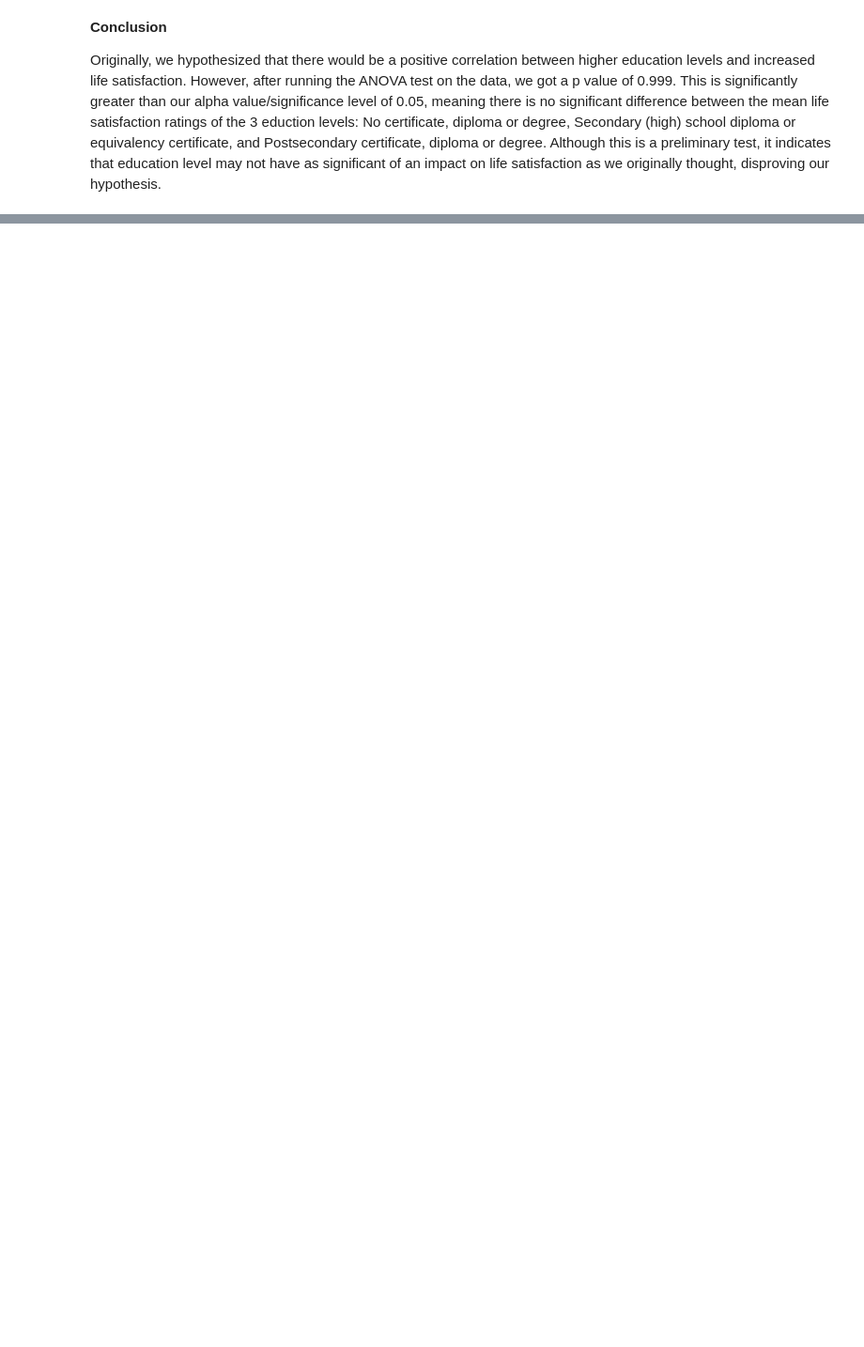
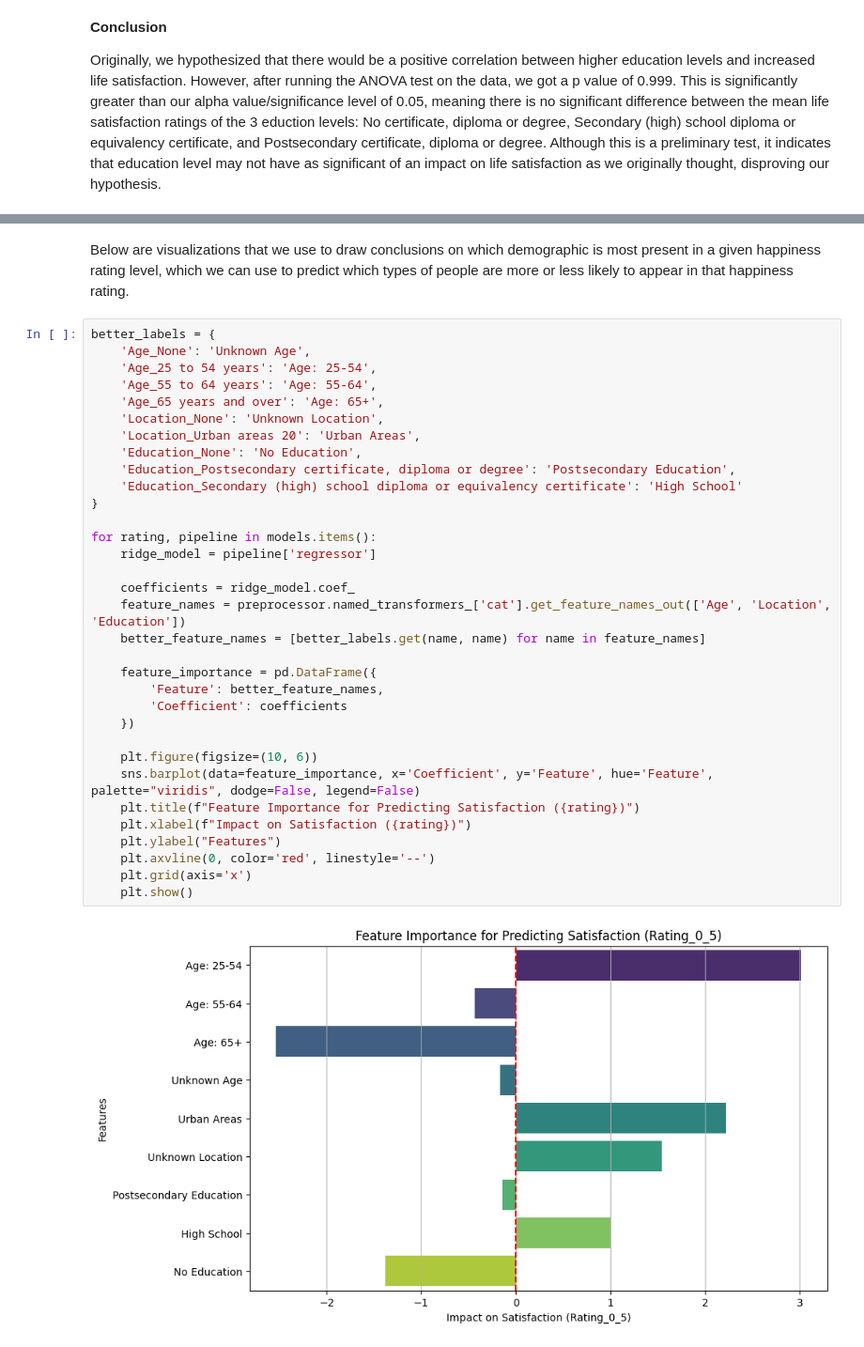
Before and after one commit to diyar313/diyar313.github.io, a Jupyter notebook: CMSC320_Group_Final_Project.ipynb, the cells around one changed output, grey strips where cells are left out. Shown at 94% size. Saved outputs shown, nothing was run; the diff lists cells and outputs as text; blank space fills up the shorter version.

```diff
--- a/CMSC320_Group_Final_Project.ipynb
+++ b/CMSC320_Group_Final_Project.ipynb
@@ -308,0 +461,37 @@ Originally, we hypothesized that there would be a positive correlation between h
+# %% [markdown]
+Below are visualizations that we use to draw conclusions on which demographic is most present in a given happiness rating level, which we can use to predict which types of people are more or less likely to appear in that happiness rating.
+# %%
+better_labels = {
+    'Age_None': 'Unknown Age',
+    'Age_25 to 54 years': 'Age: 25-54',
+    'Age_55 to 64 years': 'Age: 55-64',
+    'Age_65 years and over': 'Age: 65+',
+    'Location_None': 'Unknown Location',
+    'Location_Urban areas 20': 'Urban Areas',
+    'Education_None': 'No Education',
+    'Education_Postsecondary certificate, diploma or degree': 'Postsecondary Education',
+    'Education_Secondary (high) school diploma or equivalency certificate': 'High School'
+}
+
+for rating, pipeline in models.items():
+    ridge_model = pipeline['regressor']
+
+    coefficients = ridge_model.coef_
+    feature_names = preprocessor.named_transformers_['cat'].get_feature_names_out(['Age', 'Location', 'Education'])
+    better_feature_names = [better_labels.get(name, name) for name in feature_names]
+
+    feature_importance = pd.DataFrame({
+        'Feature': better_feature_names,
+        'Coefficient': coefficients
+    })
+
+    plt.figure(figsize=(10, 6))
+    sns.barplot(data=feature_importance, x='Coefficient', y='Feature', hue='Feature', palette="viridis", dodge=False, legend=False)
+    plt.title(f"Feature Importance for Predicting Satisfaction ({rating})")
+    plt.xlabel(f"Impact on Satisfaction ({rating})")
+    plt.ylabel("Features")
+    plt.axvline(0, color='red', linestyle='--')
+    plt.grid(axis='x')
+    plt.show()
+# %% [output]
+[figure, added]
```
Also changed, not shown: parts of 27 cells of this notebook, 2 other files.
